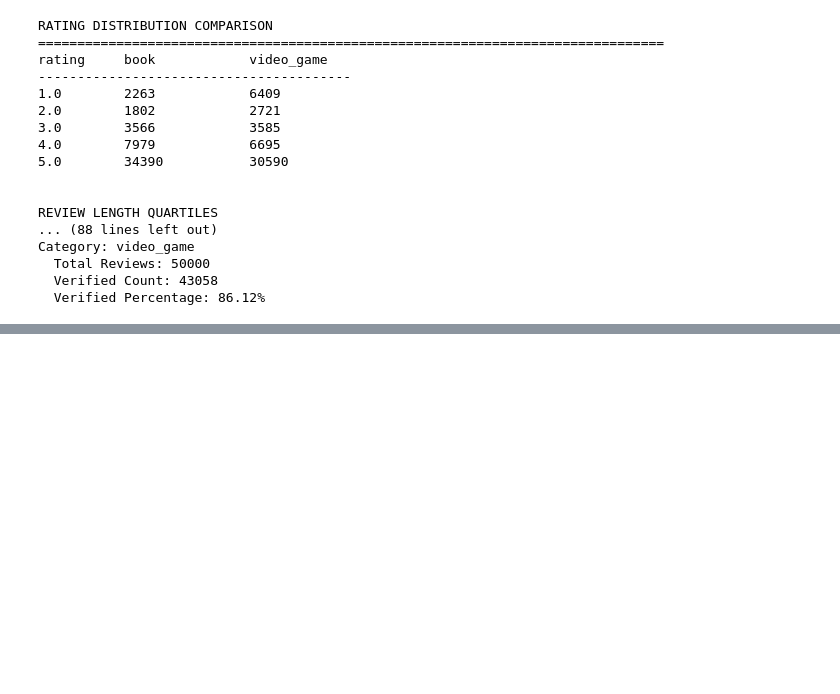
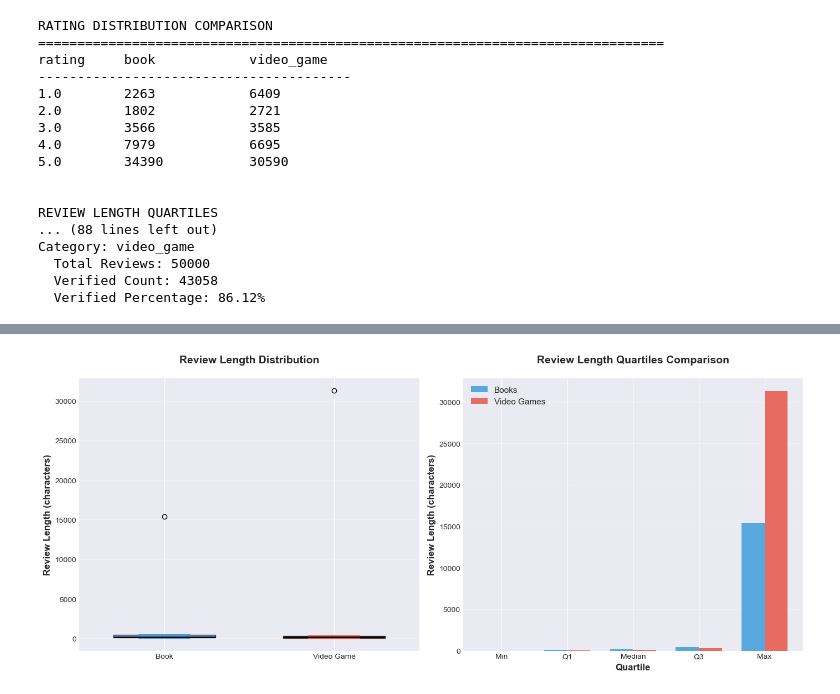
Before and after one commit to jacksoncdawson/distributed_computing_group9, a Jupyter notebook: individual_work/jack_d/jd.ipynb, the cells around one changed output, grey strips where cells are left out. Drawn from its saved outputs; the diff is of its cells as text; code cells hidden in the pictures; blank space fills up the shorter version.

```diff
--- a/individual_work/jack_d/jd.ipynb
+++ b/individual_work/jack_d/jd.ipynb
@@ -278,0 +483,77 @@ Category: video_game
+# %%
+# 2. REVIEW LENGTH QUARTILES
+category_lengths = (
+    rdd.map(lambda row: (row["category"], row["text_length"]))
+    .groupByKey()
+    .mapValues(list)
+    .collect()
+)
+
+# Calculate quartiles for each category
+quartile_data = {}
+for category, lengths in sorted(category_lengths):
+    sorted_lengths = sorted(lengths)
+    n = len(sorted_lengths)
+    quartile_data[category] = {
+        "min": min(sorted_lengths),
+        "q1": sorted_lengths[n // 4],
+        "median": sorted_lengths[n // 2],
+        "q3": sorted_lengths[3 * n // 4],
+        "max": max(sorted_lengths),
+    }
+
+# Create box plot
+fig, (ax1, ax2) = plt.subplots(1, 2, figsize=(14, 6))
+
+# Left plot: Box plot comparison
+categories = list(quartile_data.keys())
+colors = ["#3498db", "#e74c3c"]
+
+for idx, category in enumerate(categories):
+    q = quartile_data[category]
+    bp = ax1.boxplot(
+        [[q["min"], q["q1"], q["median"], q["q3"], q["max"]]],
+        positions=[idx],
+        widths=0.6,
+        patch_artist=True,
+        boxprops=dict(facecolor=colors[idx], alpha=0.7),
+        medianprops=dict(color="black", linewidth=2),
+        whiskerprops=dict(color=colors[idx], linewidth=1.5),
+        capprops=dict(color=colors[idx], linewidth=1.5),
+    )
+
+ax1.set_xticks(range(len(categories)))
+ax1.set_xticklabels([c.replace("_", " ").title() for c in categories])
+ax1.set_ylabel("Review Length (characters)", fontsize=12, fontweight="bold")
+ax1.set_title("Review Length Distribution", fontsize=14, fontweight="bold", pad=20)
+ax1.grid(axis="y", alpha=0.3)
+
+# Right plot: Quartile comparison bars
+quartile_labels = ["Min", "Q1", "Median", "Q3", "Max"]
+x = np.arange(len(quartile_labels))
+width = 0.35
+
+books_vals = [quartile_data["book"][k] for k in ["min", "q1", "median", "q3", "max"]]
+games_vals = [
+    quartile_data["video_game"][k] for k in ["min", "q1", "median", "q3", "max"]
+]
+
+ax2.bar(x - width / 2, books_vals, width, label="Books", color="#3498db", alpha=0.8)
+ax2.bar(
+    x + width / 2, games_vals, width, label="Video Games", color="#e74c3c", alpha=0.8
+)
+
+ax2.set_xlabel("Quartile", fontsize=12, fontweight="bold")
+ax2.set_ylabel("Review Length (characters)", fontsize=12, fontweight="bold")
+ax2.set_title(
+    "Review Length Quartiles Comparison", fontsize=14, fontweight="bold", pad=20
+)
+ax2.set_xticks(x)
+ax2.set_xticklabels(quartile_labels)
+ax2.legend(fontsize=11)
+ax2.grid(axis="y", alpha=0.3)
+
+plt.tight_layout()
+plt.show()
+# %% [output]
+[figure, added]
```
Also changed, not shown: parts of 5 cells of this notebook, 3 other files.
